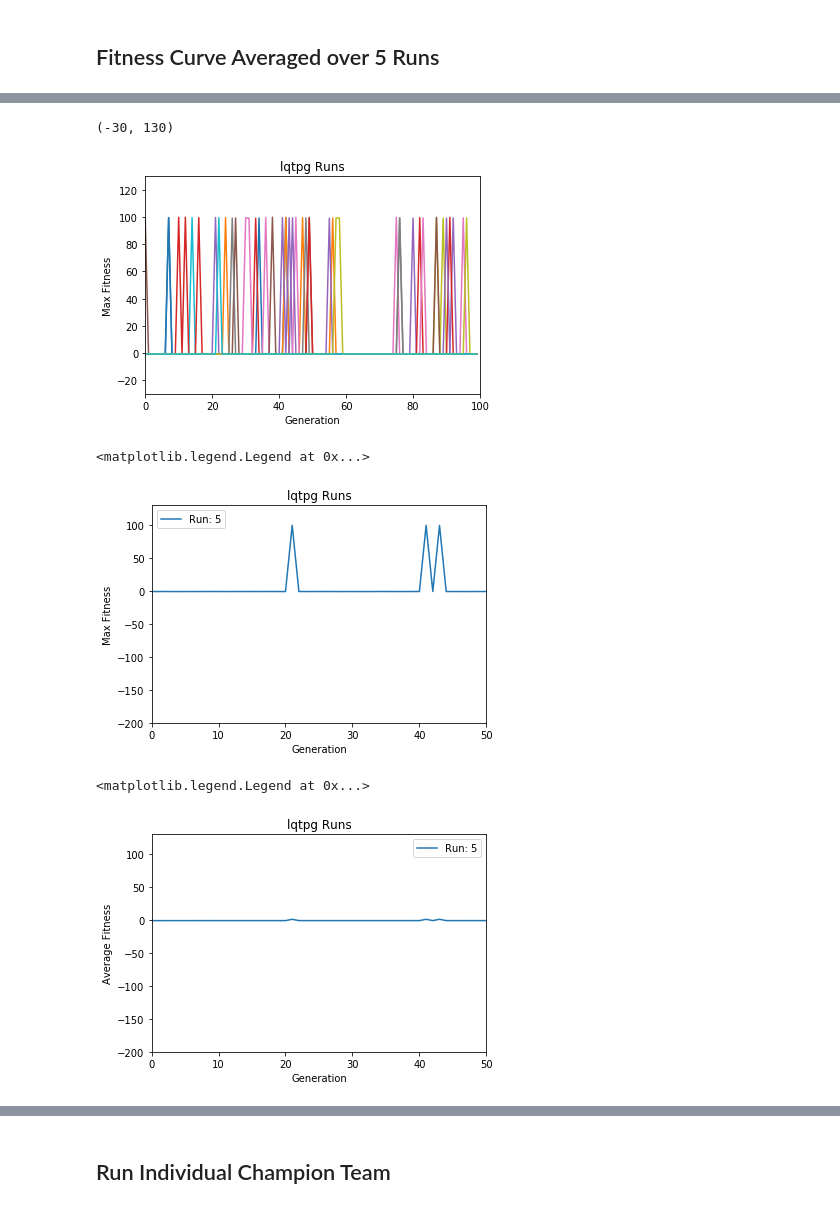
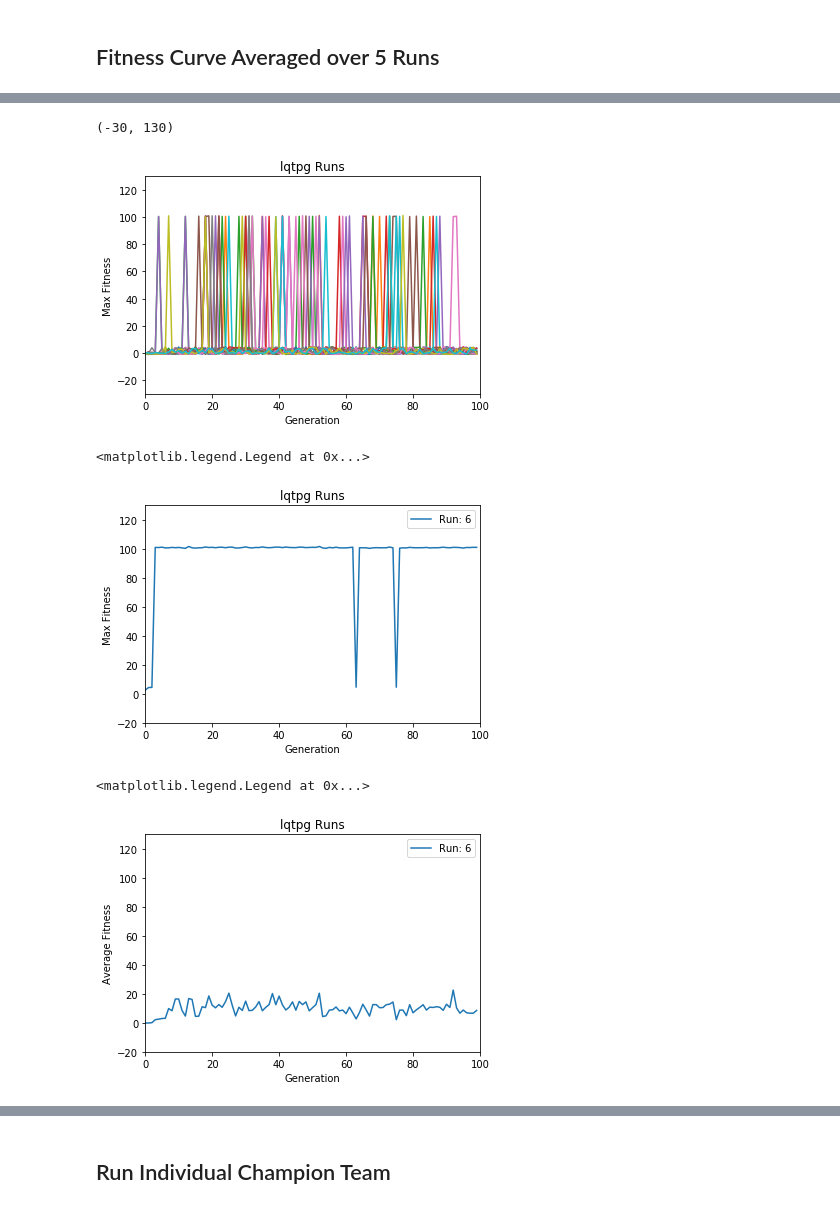
Before and after one commit to noahsealy/gridworld-tpg, a Jupyter notebook: run_loader.ipynb, the cells around one changed output, grey strips where cells are left out. Cells and saved outputs as stored; diff of their text form; code cells hidden in the pictures.

```diff
--- a/run_loader.ipynb
+++ b/run_loader.ipynb
@@ -637,0 +672,9 @@ plt.ylim(-30,130)
+# %%
+for i in range(len(figs)):
+    plt.plot(figs[i]['max_score'].tolist(), label='Run: '+str(i+1))
+
+plt.title("lqtpg Runs")
+plt.xlabel("Generation")
+plt.xlim(0,100)
+plt.ylabel("Max Fitness")
+plt.ylim(-30,130)
@@ -637,0 +684,16 @@ plt.ylim(-30,130)
+# %%
+maxes_averaged = np.zeros(100)
+for i in range(len(figs)):
+    maxes_averaged += figs[i]['max_score']
+    if (i > 0):
+        maxes_averaged /= 2
+
+# maxes_averaged = sum(figs['max_score'])/len(figs['max_score'])
+
+plt.plot(maxes_averaged, label='Over 20 Runs')
+
+plt.title("lqtpg Runs")
+plt.xlabel("Generation")
+plt.xlim(0,100)
+plt.ylabel("Max Fitness")
+plt.ylim(-30,130)
@@ -638,35 +703,36 @@ plt.ylim(-30,130)
 # %%
 for i in range(len(figs)):
-    plt.plot(figs[i]['max_score'].tolist(), label='Run: '+str(i+1))
+    plt.plot(figs[i]['median_score'].tolist(), label='Run: '+str(i+1))
 
 plt.title("lqtpg Runs")
 plt.xlabel("Generation")
 plt.xlim(0,100)
 plt.ylabel("Max Fitness")
 plt.ylim(-30,130)
 #plt.legend()
 # %% [output]
 (-30, 130)
-[figure, old version]
+[figure, new version]
 # %%
-plt.plot(figs[4]['max_score'].tolist(), label='Run: 5')
+run = 5
+plt.plot(figs[run]['max_score'].tolist(), label=f'Run: {run+1}')
 plt.title("lqtpg Runs")
 plt.xlabel("Generation")
-plt.xlim(0,50)
+plt.xlim(0,100)
 plt.ylabel("Max Fitness")
-plt.ylim(-200,130)
+plt.ylim(-20,130)
 plt.legend()
 # %% [output]
 <matplotlib.legend.Legend at 0x...>
-[figure, old version]
+[figure, new version]
 # %%
-plt.plot(figs[4]['average_score'].tolist(), label='Run: 5')
+plt.plot(figs[run]['average_score'].tolist(), label=f'Run: {run+1}')
 plt.title("lqtpg Runs")
 plt.xlabel("Generation")
-plt.xlim(0,50)
+plt.xlim(0,100)
 plt.ylabel("Average Fitness")
-plt.ylim(-200,130)
+plt.ylim(-20,130)
 plt.legend()
 # %% [output]
 <matplotlib.legend.Legend at 0x...>
-[figure, old version]
+[figure, new version]
```
Also changed, not shown: parts of 10 cells of this notebook, 1 other file.
